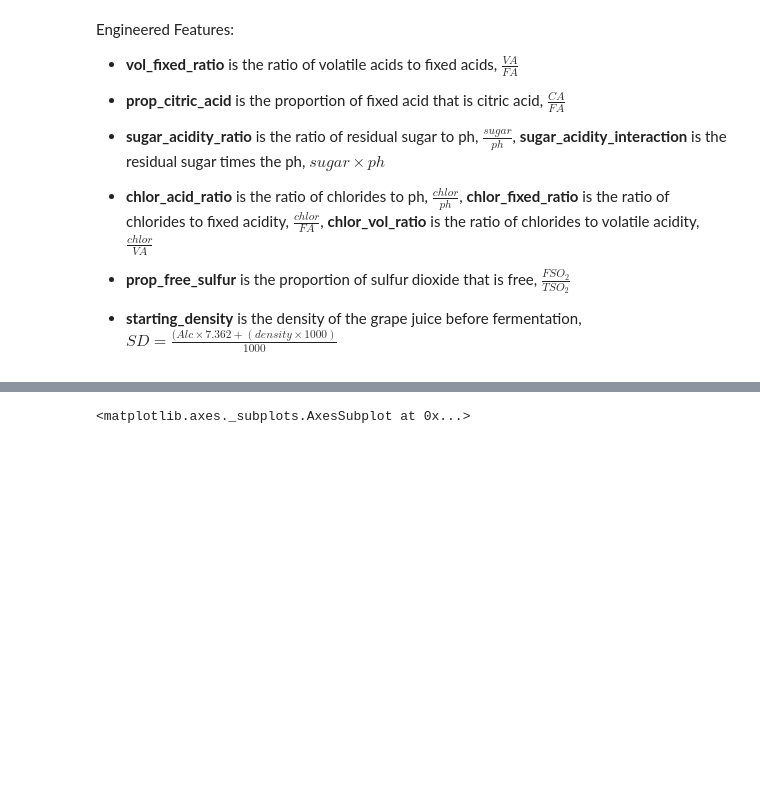
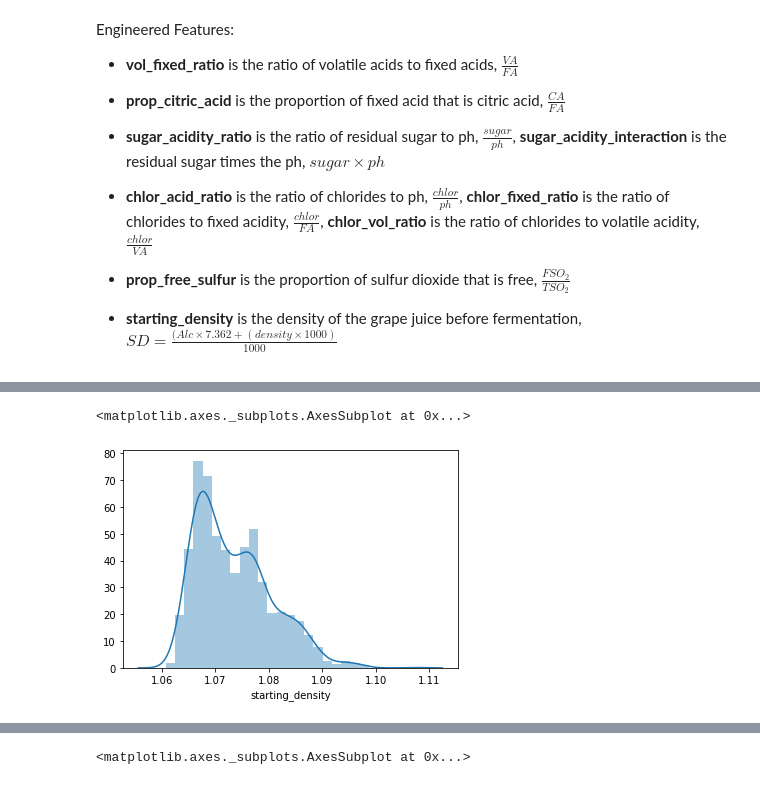
Before and after one commit to jrizcallah/Machine_Learning_project, a Jupyter notebook: redwine_quality/notebooks/Final NoteBook.ipynb, the cells around one changed output, grey strips where cells are left out. Saved outputs shown, nothing was run; the diff lists cells and outputs as text; code cells hidden in the pictures; blank space fills up the shorter version.

```diff
--- a/redwine_quality/notebooks/Final NoteBook.ipynb
+++ b/redwine_quality/notebooks/Final NoteBook.ipynb
@@ -51,3 +51,7 @@ data_in['chlor_fixed_ratio'] = data_in['chlorides'] / data_in['fixed acidity']
 data_in['chlor_vol_ratio'] = data_in['chlorides'] / data_in['volatile acidity']
 data_in['prop_free_sulfur'] = data_in['free sulfur dioxide'] / data_in['total sulfur dioxide']
 data_in['starting_density'] = (data_in['alcohol']*7.362 + data_in['density']*1000)/1000
+# %%
+print(data_in.columns)
+temp = data_in['starting_density']
+temp.describe()
@@ -53,0 +75,5 @@ data_in['starting_density'] = (data_in['alcohol']*7.362 + data_in['density']*100
+# %%
+sns.distplot(temp)
+# %% [output]
+<matplotlib.axes._subplots.AxesSubplot at 0x...>
+[figure, added]
```
Also changed, not shown: parts of 15 cells of this notebook, 3 other files.
